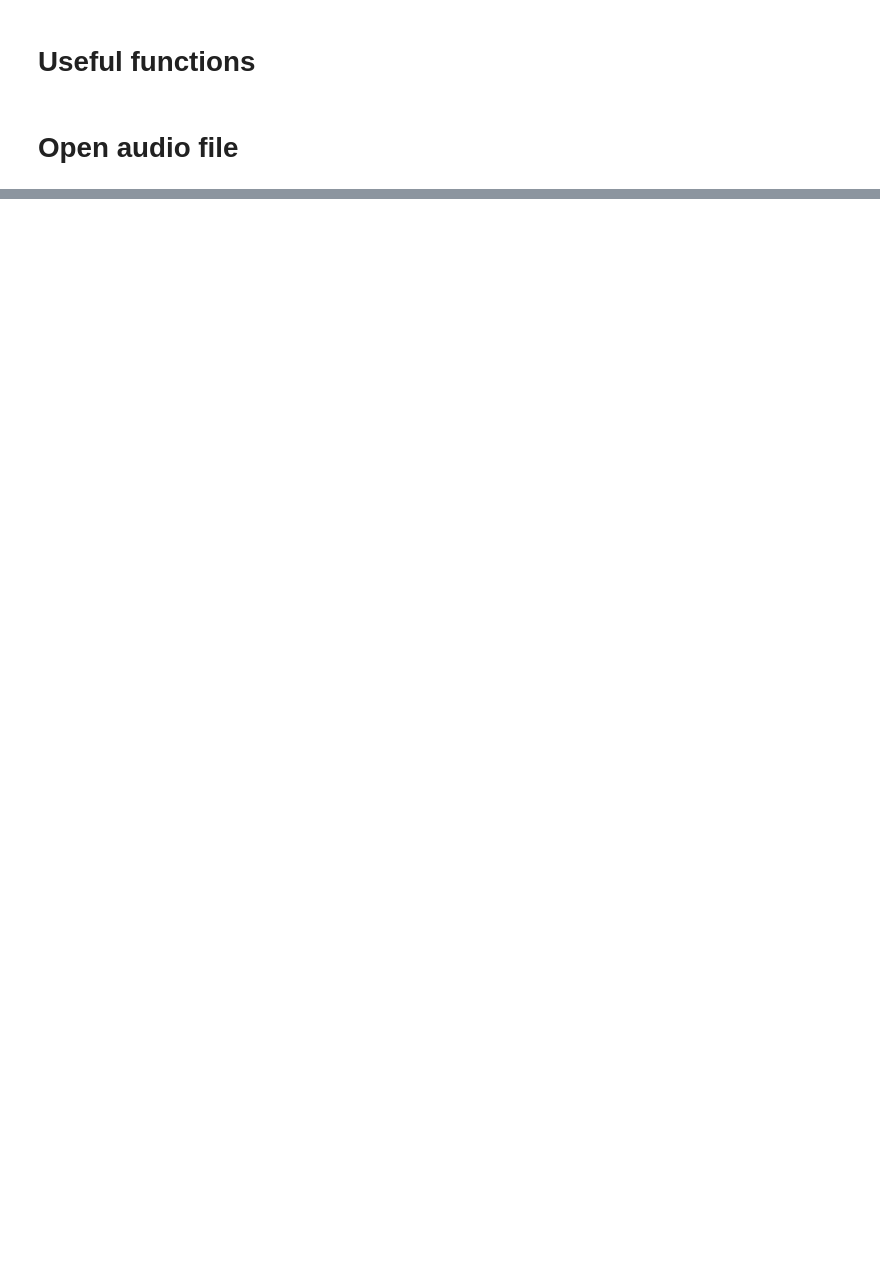
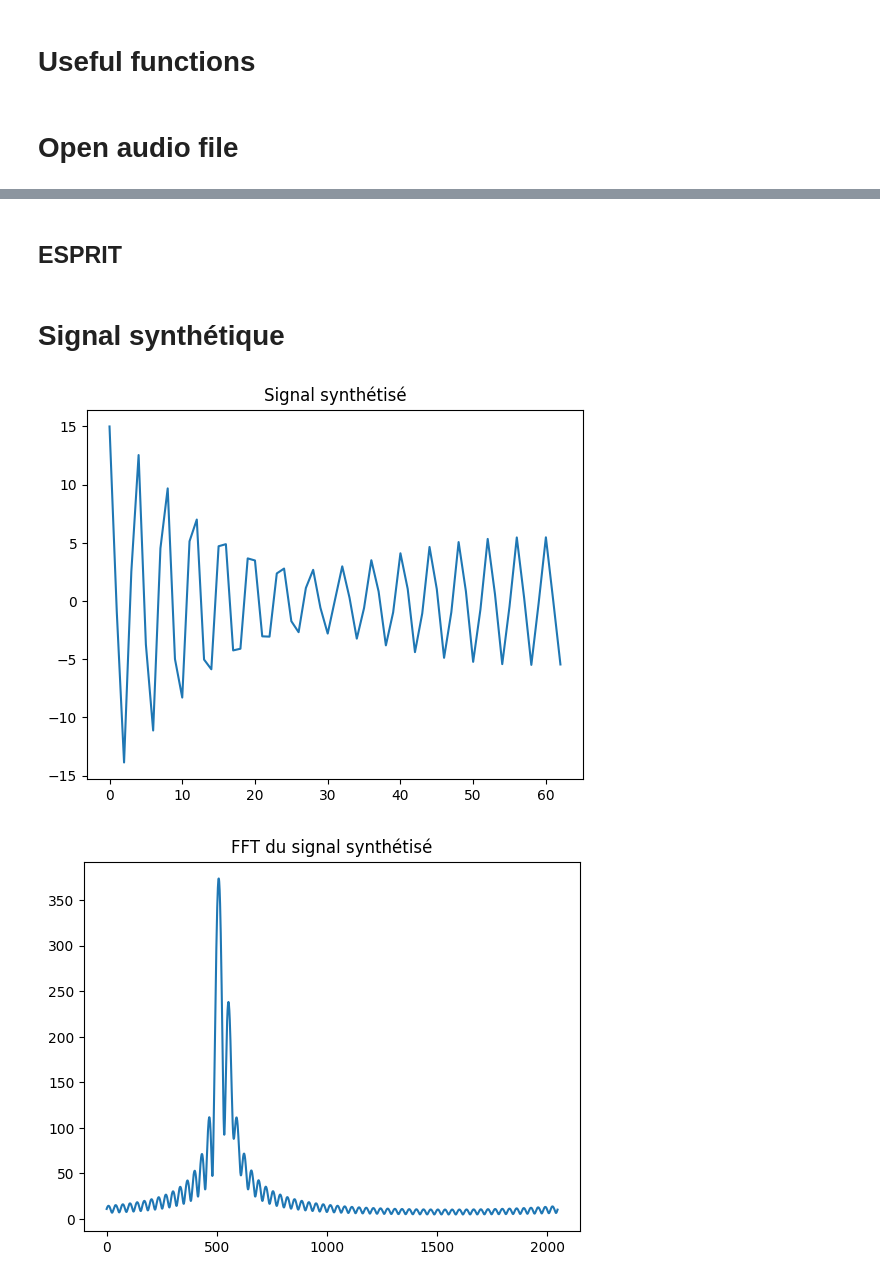
Before and after one commit to LouisLalay/Traitement-du-Signal, a Jupyter notebook: TP Cloche/template-TP-HR.ipynb, the cells around one changed output, grey strips where cells are left out. Cells and saved outputs as stored; diff of their text form; code cells hidden in the pictures; blank space fills up the shorter version.

```diff
--- a/TP Cloche/template-TP-HR.ipynb
+++ b/TP Cloche/template-TP-HR.ipynb
@@ -108,0 +271,23 @@ plot_sound(x.reshape(len_x), times,0,12,w=10,h=7)
+# %% [markdown]
+## ESPRIT
+# %% [markdown]
+# Signal synthétique
+# %%
+# Définition du signal synthétique
+delta = np.array([0, -0.05])
+N = 63
+f0=1/4
+f = np.array([f0, f0+1/N])
+a = np.array([5, 10])
+phi = np.array([0, 0])
+synth = Synthesis(N, delta, f, a, phi)
+
+plt.plot(synth.real)
+plt.title("Signal synthétisé")
+plt.show()
+plt.plot(abs(np.fft.fft(synth,2048)))
+plt.title("FFT du signal synthétisé")
+plt.show()
+# %% [output]
+[figure, added]
+[figure, added]
```
Also changed, not shown: parts of 14 cells of this notebook, 1 other file.
